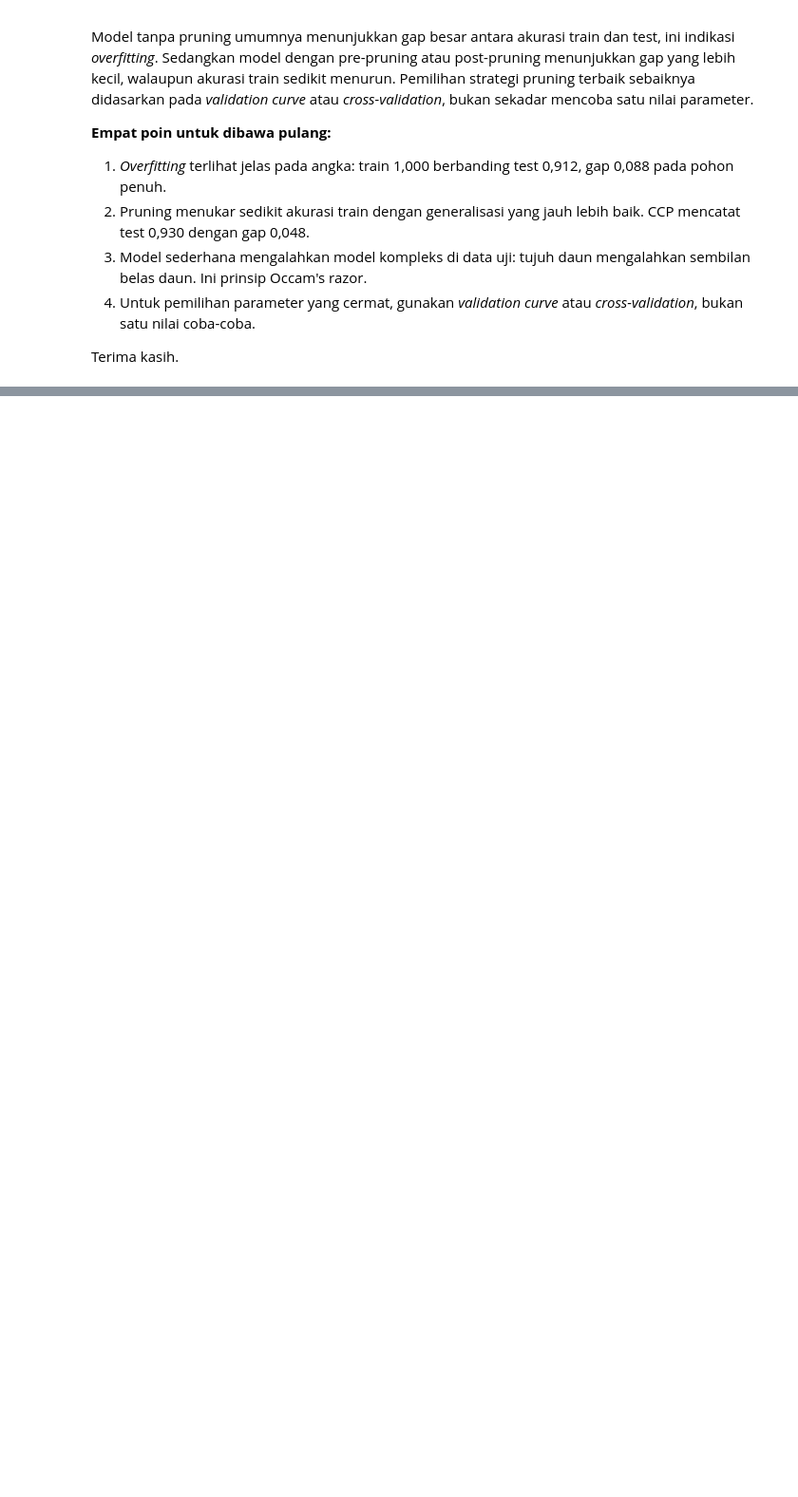
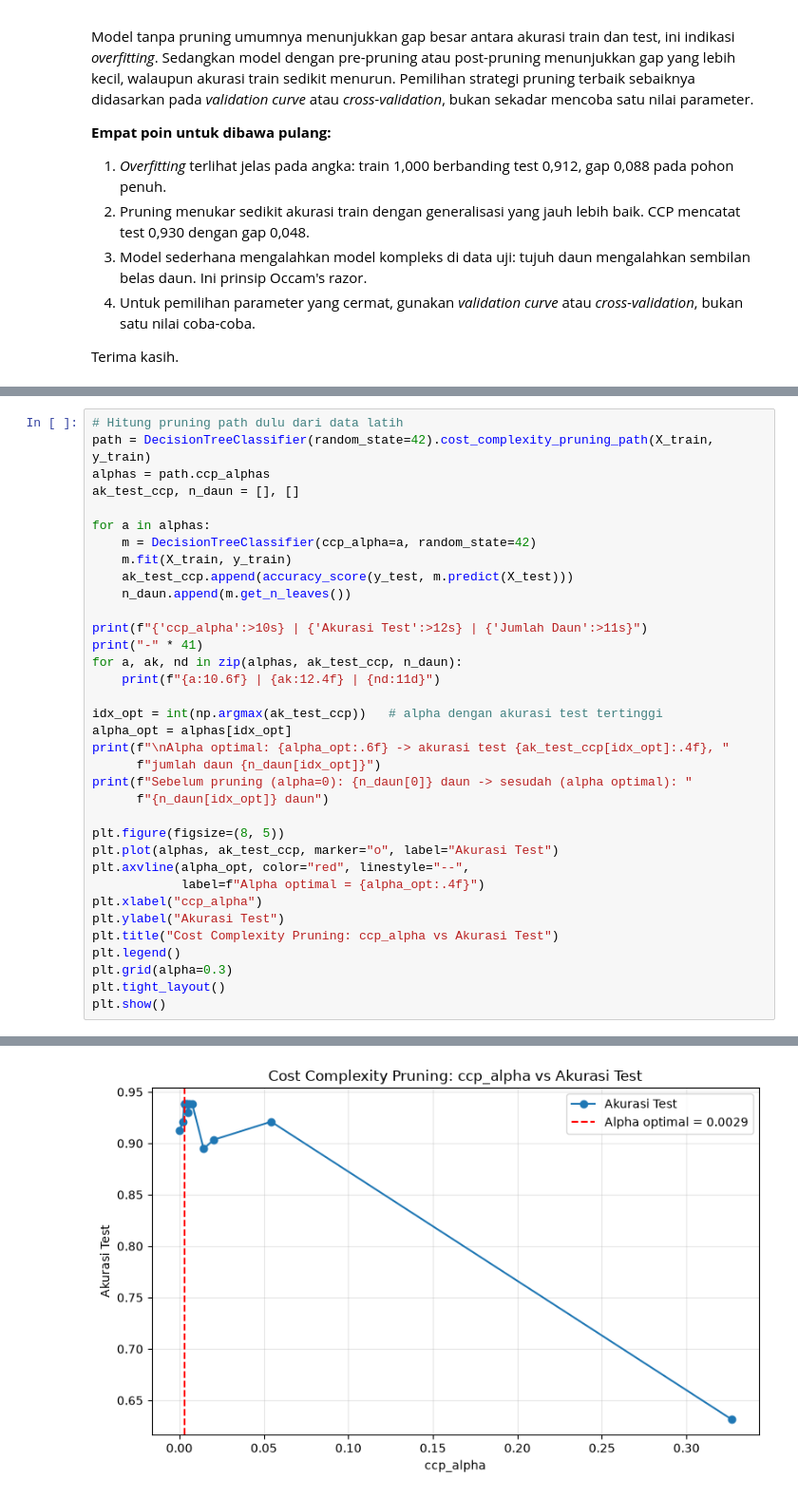
Before and after one commit to dandienter/praktikumML, a Jupyter notebook: praktikum-mingguan/praktikum-bab-05.ipynb, the cells around one changed output, grey strips where cells are left out. Shown at 95% size. Cells and saved outputs as stored; diff of their text form; blank space fills up the shorter version.

```diff
--- a/praktikum-mingguan/praktikum-bab-05.ipynb
+++ b/praktikum-mingguan/praktikum-bab-05.ipynb
@@ -115,0 +191,36 @@ Terima kasih.
+# %%
+# Hitung pruning path dulu dari data latih
+path = DecisionTreeClassifier(random_state=42).cost_complexity_pruning_path(X_train, y_train)
+alphas = path.ccp_alphas
+ak_test_ccp, n_daun = [], []
+
+for a in alphas:
+    m = DecisionTreeClassifier(ccp_alpha=a, random_state=42)
+    m.fit(X_train, y_train)
+    ak_test_ccp.append(accuracy_score(y_test, m.predict(X_test)))
+    n_daun.append(m.get_n_leaves())
+
+print(f"{'ccp_alpha':>10s} | {'Akurasi Test':>12s} | {'Jumlah Daun':>11s}")
+print("-" * 41)
+for a, ak, nd in zip(alphas, ak_test_ccp, n_daun):
+    print(f"{a:10.6f} | {ak:12.4f} | {nd:11d}")
+
+idx_opt = int(np.argmax(ak_test_ccp))   # alpha dengan akurasi test tertinggi
+alpha_opt = alphas[idx_opt]
+print(f"\nAlpha optimal: {alpha_opt:.6f} -> akurasi test {ak_test_ccp[idx_opt]:.4f}, "
+      f"jumlah daun {n_daun[idx_opt]}")
+print(f"Sebelum pruning (alpha=0): {n_daun[0]} daun -> sesudah (alpha optimal): "
+      f"{n_daun[idx_opt]} daun")
+
+plt.figure(figsize=(8, 5))
+plt.plot(alphas, ak_test_ccp, marker="o", label="Akurasi Test")
+plt.axvline(alpha_opt, color="red", linestyle="--",
+            label=f"Alpha optimal = {alpha_opt:.4f}")
+plt.xlabel("ccp_alpha")
+plt.ylabel("Akurasi Test")
+plt.title("Cost Complexity Pruning: ccp_alpha vs Akurasi Test")
+plt.legend()
+plt.grid(alpha=0.3)
+plt.tight_layout()
+plt.show()
+# %% [output]
@@ -115,0 +246 @@ Terima kasih.
+[figure, added]
```
Also changed, not shown: parts of 8 cells of this notebook, 5 other files.
